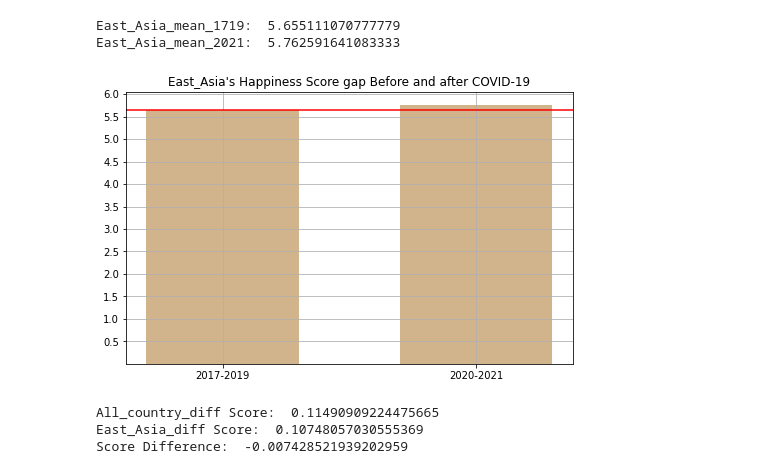
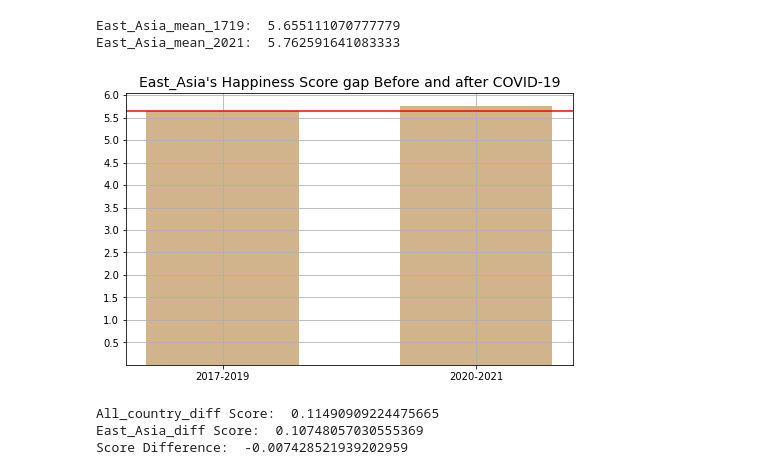
Before and after one commit to Sim-mi-gyeong/DataAnalysis, a Jupyter notebook: TermProject12_Before_and_After_COVID_19.ipynb, the cells around one changed output. Cells and saved outputs as stored; diff of their text form; code cells hidden in the pictures.

```diff
--- a/TermProject12_Before_and_After_COVID_19.ipynb
+++ b/TermProject12_Before_and_After_COVID_19.ipynb
@@ -284,19 +194,19 @@ print("East_Asia_mean_2021: ", East_Asia_mean_2021)
 East_Asia_mean_1719:  5.655111070777779
 East_Asia_mean_2021:  5.762591641083333
 # %%
+# 동아시아 국가의 2020년 전후 Happiness Sccore 변화
+
 fig, ax=plt.subplots(figsize=(8,5))
 
 ax.bar(['2017-2019', '2020-2021'], [East_Asia_mean_1719, East_Asia_mean_2021], width=0.6, color='tan')
 ax.set_yticks(([0.5, 1.0, 1.5, 2.0, 2.5, 3.0, 3.5, 4.0, 4.5, 5.0, 5.5, 6.0]))
 ax.axhline(East_Asia_mean_1719, color='red', linewidth=1.5)
-ax.set_title("East_Asia's Happiness Score gap Before and after COVID-19")
+ax.set_title("East_Asia's Happiness Score gap Before and after COVID-19", fontsize=14)
 
 plt.grid()
 plt.show()
 
 # 동아시아 국가에 한정되어서도, 2017~2019년에 비해 2020~2021년에 오히려 Happiness Score가 증가했음을 알 수 있음
-
-# gap만큼의 수치를 그래프에 표시하는 방법!!!!
 # %% [output]
-[figure, old version]
+[figure, new version]
 # %%
```
Also changed, not shown: parts of 21 cells of this notebook.
